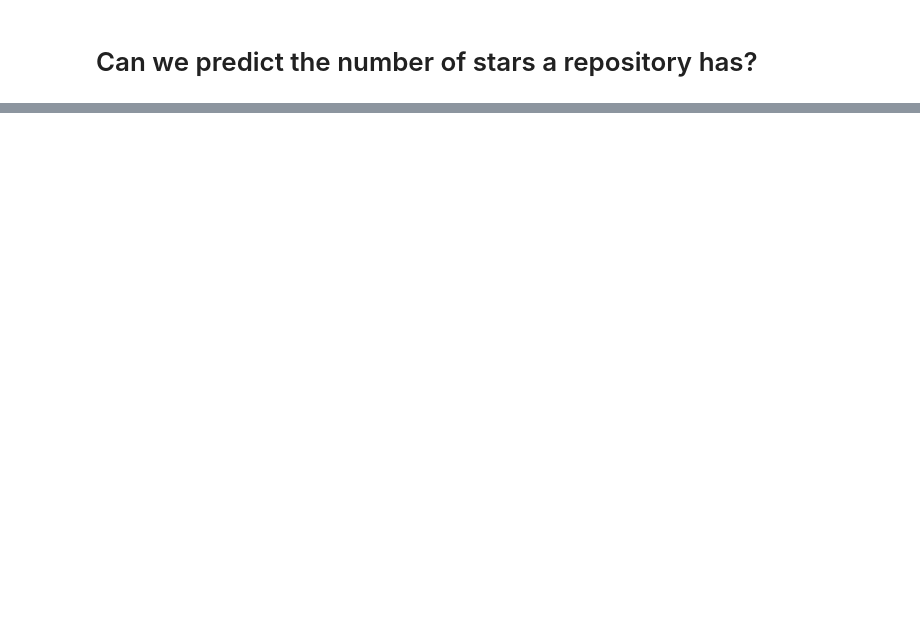
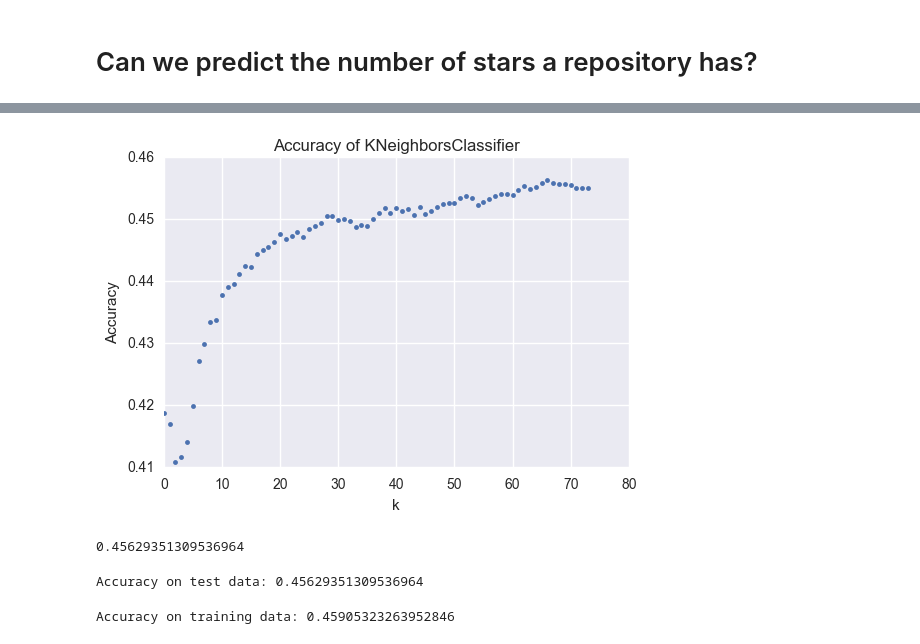
Before and after one commit to sean-smith/peregrine, a Jupyter notebook: GitHub_Analysis.ipynb, the cells around one changed output, grey strips where cells are left out. Drawn from its saved outputs; the diff is of its cells as text; code cells hidden in the pictures; blank space fills up the shorter version.

```diff
--- a/GitHub_Analysis.ipynb
+++ b/GitHub_Analysis.ipynb
@@ -231,0 +230,3 @@ df_dummies.head(3)
+# %%
+estimate_stars_sample = df_dummies.drop(['stars'], 1)
+estimate_stars_sample.head(5)
@@ -231,0 +302,11 @@ df_dummies.head(3)
+# %%
+X_train, X_test, y_train, y_test = train_test_split(estimate_stars_sample, stars_sample, test_size=0.4, random_state=0)
+# %%
+acc = []
+for k in range(1,75):
+    knn_digits = KNeighborsClassifier(n_neighbors=k)
+    knn_digits.fit(X_train, pd.Series.ravel(y_train))
+    y_digits_test_pred = knn_digits.predict(X_test)
+    print("KNN test accuracy on prediction >50K, k = {}, acc = {}: ".format(
+            k,knn_digits.score(X_test, y_test)))
+    acc.append(knn_digits.score(X_test, y_test))
@@ -231,0 +331,26 @@ df_dummies.head(3)
+# %%
+# ACCURACY PLOT OF KNEIGHBORS
+plt.plot(acc,'.')
+plt.xlabel('k')
+_=plt.ylabel('Accuracy')
+plt.title("Accuracy of KNeighborsClassifier")
+plt.show()
+# %% [output]
+[figure, added]
+# %%
+max(acc)
+# %% [output]
+0.45629351309536964
+# %%
+knneighbors = KNeighborsClassifier(n_neighbors=67)
+knneighbors.fit(X_train, pd.Series.ravel(y_train))
+y_pred_test = knneighbors.predict(X_test)
+
+print('Accuracy on test data: {}'.format(knneighbors.score(X_test, y_test)))
+# %% [output]
+Accuracy on test data: 0.45629351309536964
+# %%
+y_pred_train = knneighbors.predict(X_train)
+print('Accuracy on training data: {}'.format(knneighbors.score(X_train, y_train)))
+# %% [output]
+Accuracy on training data: 0.45905323263952846
```
Also changed, not shown: parts of 22 cells of this notebook.
